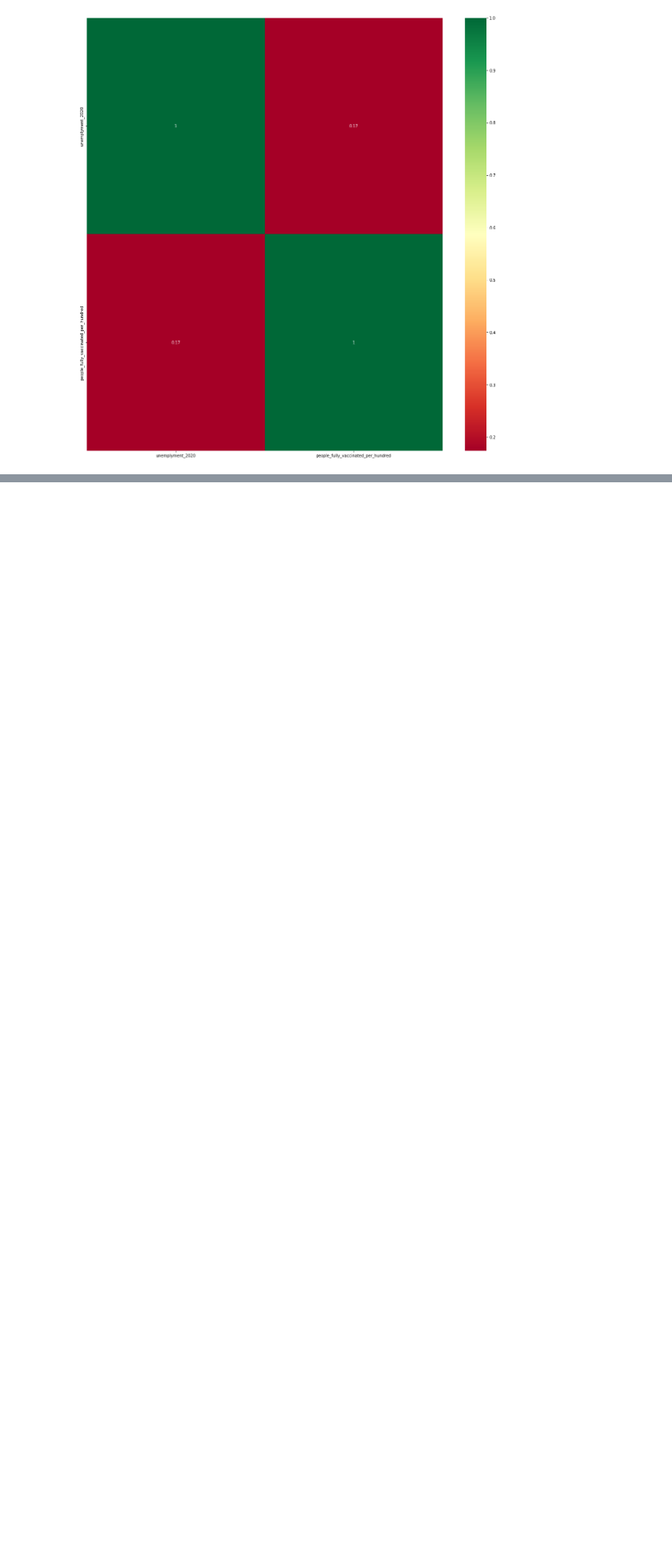
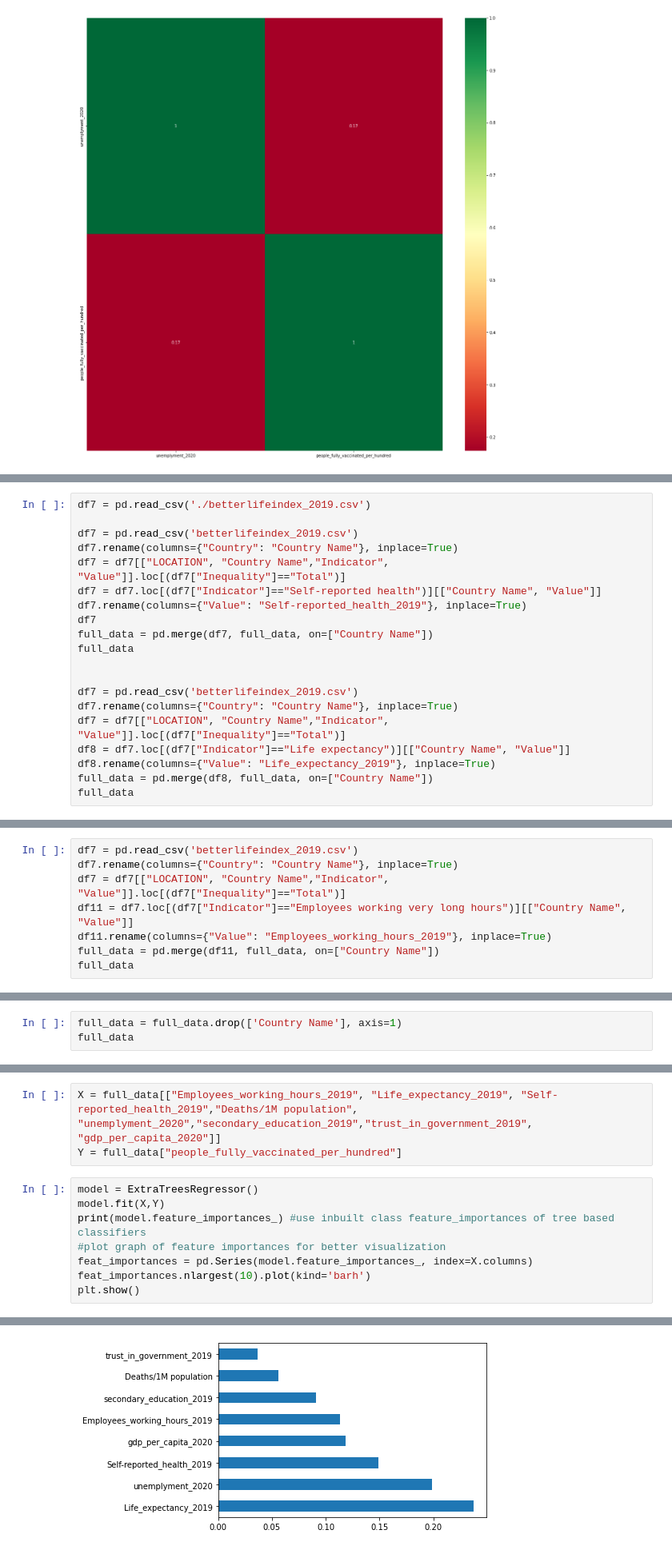
Before and after one commit to ValentinaMiller/Influences-on-covid-19-vaccination-rates, a Jupyter notebook: Data_cleaning.ipynb, the cells around one changed output, grey strips where cells are left out. Shown at 80% size. Cells and saved outputs as stored; diff of their text form; blank space fills up the shorter version.

```diff
--- a/Data_cleaning.ipynb
+++ b/Data_cleaning.ipynb
@@ -245,0 +230,20 @@ g.map_upper(reg_coef)
+# %%
+df7 = pd.read_csv('./betterlifeindex_2019.csv')
+
+df7 = pd.read_csv('betterlifeindex_2019.csv')
+df7.rename(columns={"Country": "Country Name"}, inplace=True)
+df7 = df7[["LOCATION", "Country Name","Indicator", "Value"]].loc[(df7["Inequality"]=="Total")]
+df7 = df7.loc[(df7["Indicator"]=="Self-reported health")][["Country Name", "Value"]]
+df7.rename(columns={"Value": "Self-reported_health_2019"}, inplace=True)
+df7
+full_data = pd.merge(df7, full_data, on=["Country Name"])
+full_data
+
+
+df7 = pd.read_csv('betterlifeindex_2019.csv')
+df7.rename(columns={"Country": "Country Name"}, inplace=True)
+df7 = df7[["LOCATION", "Country Name","Indicator", "Value"]].loc[(df7["Inequality"]=="Total")]
+df8 = df7.loc[(df7["Indicator"]=="Life expectancy")][["Country Name", "Value"]]
+df8.rename(columns={"Value": "Life_expectancy_2019"}, inplace=True)
+full_data = pd.merge(df8, full_data, on=["Country Name"])
+full_data
@@ -245,0 +268,8 @@ g.map_upper(reg_coef)
+# %%
+df7 = pd.read_csv('betterlifeindex_2019.csv')
+df7.rename(columns={"Country": "Country Name"}, inplace=True)
+df7 = df7[["LOCATION", "Country Name","Indicator", "Value"]].loc[(df7["Inequality"]=="Total")]
+df11 = df7.loc[(df7["Indicator"]=="Employees working very long hours")][["Country Name", "Value"]]
+df11.rename(columns={"Value": "Employees_working_hours_2019"}, inplace=True)
+full_data = pd.merge(df11, full_data, on=["Country Name"])
+full_data
@@ -245,0 +294,3 @@ g.map_upper(reg_coef)
+# %%
+full_data = full_data.drop(['Country Name'], axis=1)
+full_data
@@ -245,0 +315,12 @@ g.map_upper(reg_coef)
+# %%
+X = full_data[["Employees_working_hours_2019", "Life_expectancy_2019", "Self-reported_health_2019","Deaths/1M population", "unemplyment_2020","secondary_education_2019","trust_in_government_2019", "gdp_per_capita_2020"]]
+Y = full_data["people_fully_vaccinated_per_hundred"]
+# %%
+model = ExtraTreesRegressor()
+model.fit(X,Y)
+print(model.feature_importances_) #use inbuilt class feature_importances of tree based classifiers
+#plot graph of feature importances for better visualization
+feat_importances = pd.Series(model.feature_importances_, index=X.columns)
+feat_importances.nlargest(10).plot(kind='barh')
+plt.show()
+# %% [output]
@@ -245,0 +329 @@ g.map_upper(reg_coef)
+[figure, added]
```
Also changed, not shown: parts of 16 cells of this notebook.
